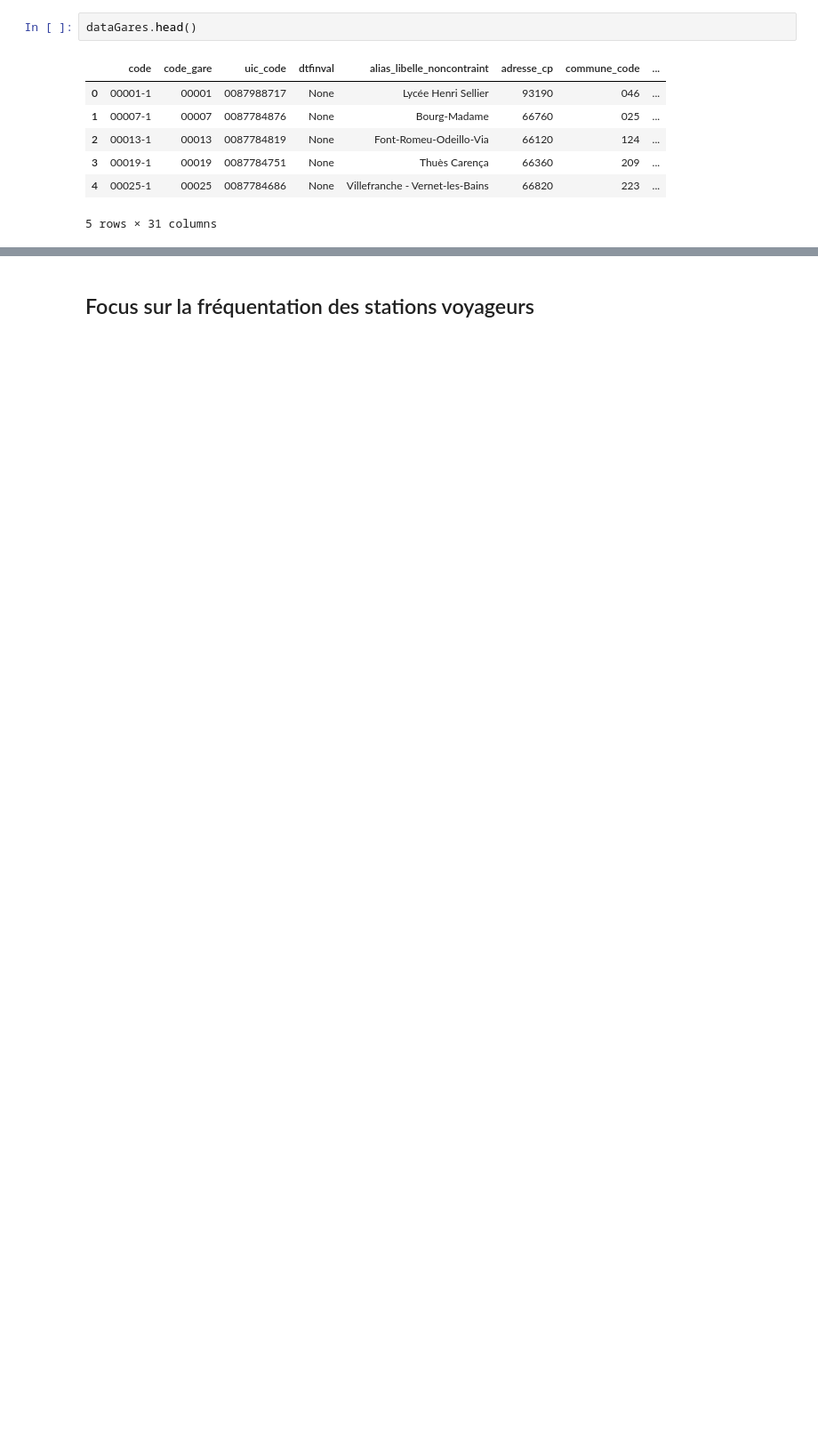
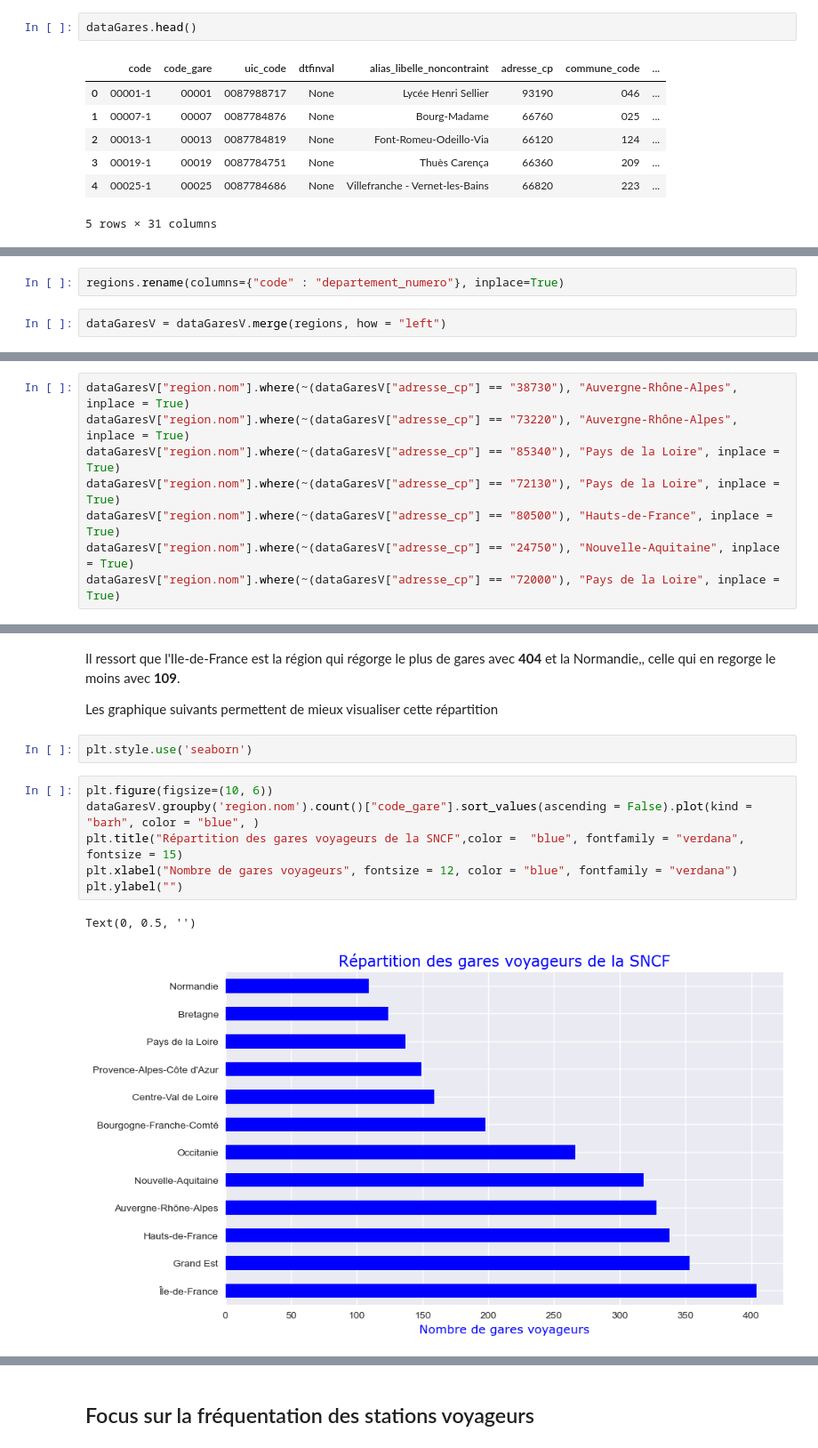
Before and after one commit to gbiaou/Projet_Python_SNCF, a Jupyter notebook: presentation-reseau-sncf.ipynb, the cells around one changed output, grey strips where cells are left out. Shown at 89% size. Saved outputs shown, nothing was run; the diff lists cells and outputs as text; blank space fills up the shorter version.

Commit message:
Modification presentation du reseau SNCF

```diff
--- a/presentation-reseau-sncf.ipynb
+++ b/presentation-reseau-sncf.ipynb
@@ -38,0 +165,4 @@ dataGares.head()
+# %%
+regions.rename(columns={"code" : "departement_numero"}, inplace=True)
+# %%
+dataGaresV = dataGaresV.merge(regions, how = "left")
@@ -38,0 +252,8 @@ dataGares.head()
+# %%
+dataGaresV["region.nom"].where(~(dataGaresV["adresse_cp"] == "38730"), "Auvergne-Rhône-Alpes", inplace = True)
+dataGaresV["region.nom"].where(~(dataGaresV["adresse_cp"] == "73220"), "Auvergne-Rhône-Alpes", inplace = True)
+dataGaresV["region.nom"].where(~(dataGaresV["adresse_cp"] == "85340"), "Pays de la Loire", inplace = True)
+dataGaresV["region.nom"].where(~(dataGaresV["adresse_cp"] == "72130"), "Pays de la Loire", inplace = True)
+dataGaresV["region.nom"].where(~(dataGaresV["adresse_cp"] == "80500"), "Hauts-de-France", inplace = True)
+dataGaresV["region.nom"].where(~(dataGaresV["adresse_cp"] == "24750"), "Nouvelle-Aquitaine", inplace = True)
+dataGaresV["region.nom"].where(~(dataGaresV["adresse_cp"] == "72000"), "Pays de la Loire", inplace = True)
@@ -38,0 +292,15 @@ dataGares.head()
+# %% [markdown]
+Il ressort que l'Ile-de-France est la région qui régorge le plus de gares avec **404** et la Normandie,, celle qui en regorge le moins avec **109**.
+
+Les graphique suivants permettent de mieux visualiser cette répartition
+# %%
+plt.style.use('seaborn')
+# %%
+plt.figure(figsize=(10, 6))
+dataGaresV.groupby('region.nom').count()["code_gare"].sort_values(ascending = False).plot(kind = "barh", color = "blue", )
+plt.title("Répartition des gares voyageurs de la SNCF",color =  "blue", fontfamily = "verdana", fontsize = 15)
+plt.xlabel("Nombre de gares voyageurs", fontsize = 12, color = "blue", fontfamily = "verdana")
+plt.ylabel("")
+# %% [output]
+Text(0, 0.5, '')
+[figure, added]
```
Also changed, not shown: parts of 60 cells of this notebook.
